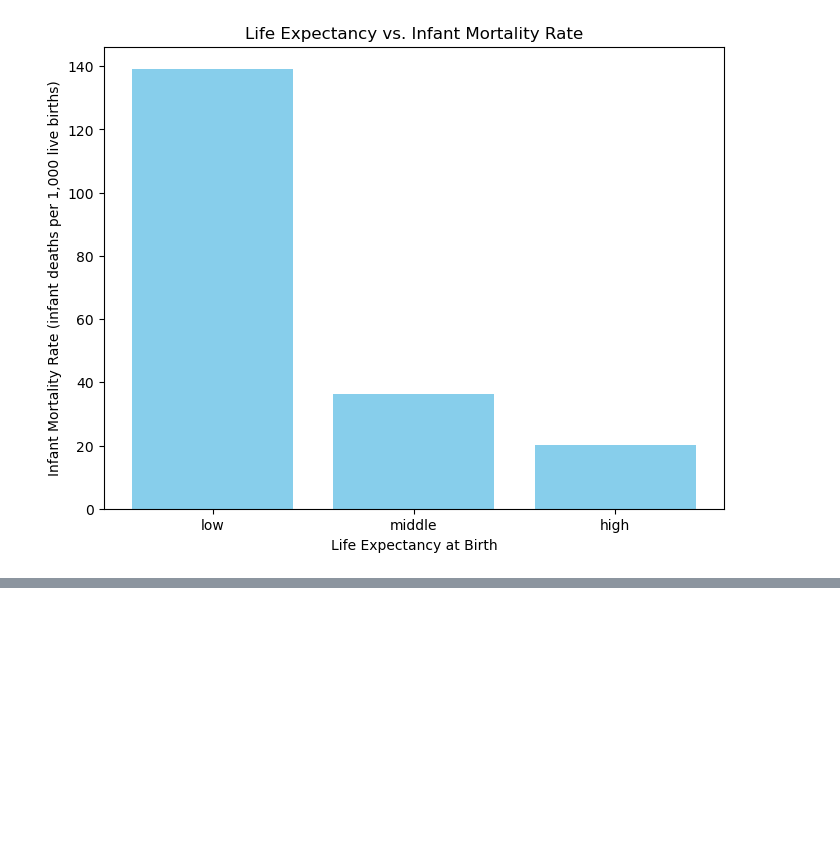
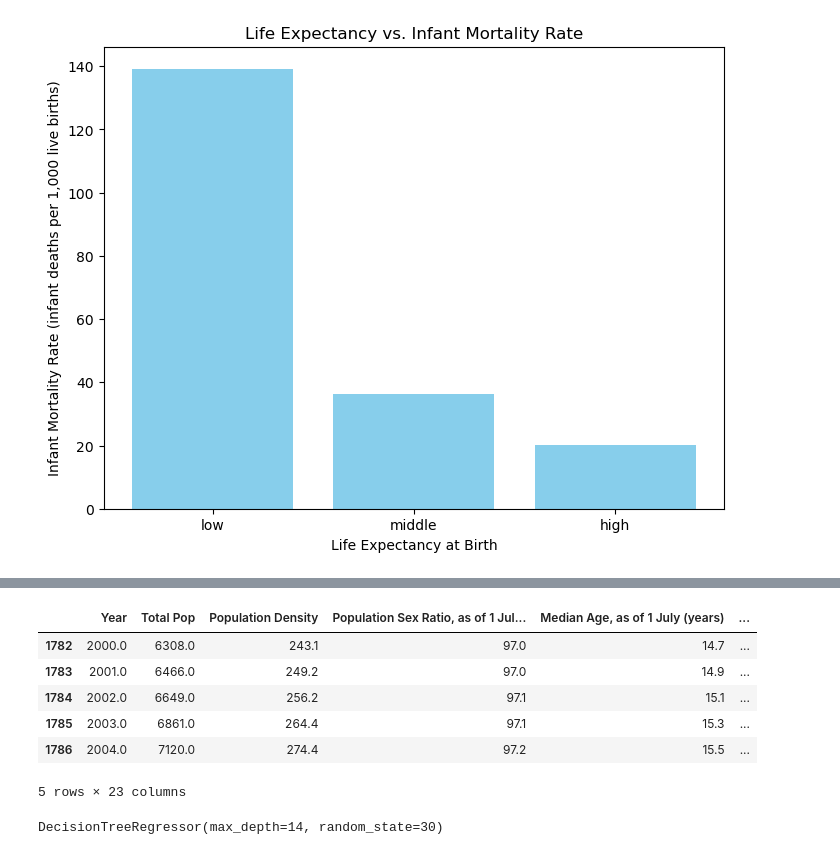
Before and after one commit to rachit0907/InfantMortalityProject, a Jupyter notebook: current.ipynb, the cells around one changed output, grey strips where cells are left out. Saved outputs shown, nothing was run; the diff lists cells and outputs as text; code cells hidden in the pictures; blank space fills up the shorter version.

```diff
--- a/current.ipynb
+++ b/current.ipynb
@@ -540,0 +480,2 @@ KeyError: ''
+# %%
+just_countries_years = just_countries_years.drop(['ISO3 Alpha-code','Type'], axis=1)
@@ -540,0 +487,3 @@ KeyError: ''
+# %%
+X = just_countries_years.drop('Life Expectancy at Birth, both sexes (years)', axis=1)
+y = just_countries_years['Life Expectancy at Birth, both sexes (years)']
@@ -540,0 +521,10 @@ KeyError: ''
+# %%
+X.head()
+# %% [output]
+|  | Year | Total Pop | Population Density | Population Sex Ratio, as of 1 Jul... | Median Age, as of 1 July (years) | ... |
+| 1782 | 2000.0 | 6308.0 | 243.1 | 97.0 | 14.7 | ... |
+| 1783 | 2001.0 | 6466.0 | 249.2 | 97.0 | 14.9 | ... |
+| 1784 | 2002.0 | 6649.0 | 256.2 | 97.1 | 15.1 | ... |
+| 1785 | 2003.0 | 6861.0 | 264.4 | 97.1 | 15.3 | ... |
+| 1786 | 2004.0 | 7120.0 | 274.4 | 97.2 | 15.5 | ... |
+5 rows × 23 columns
@@ -540,0 +548,6 @@ KeyError: ''
+# %%
+best= model.best_estimator_
+print(best)
+#the best depth is 10
+# %% [output]
+DecisionTreeRegressor(max_depth=14, random_state=30)
```
Also changed, not shown: parts of 45 cells of this notebook.
